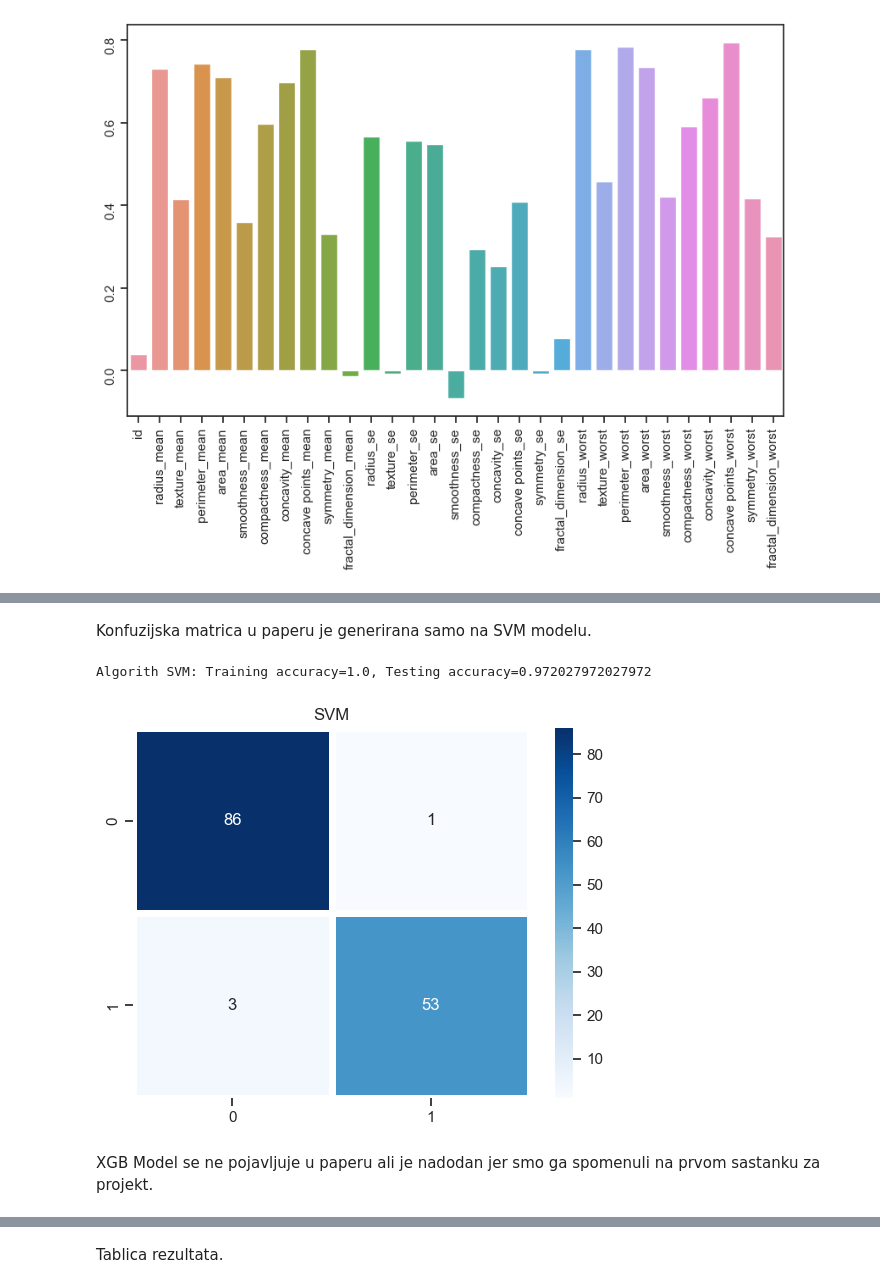
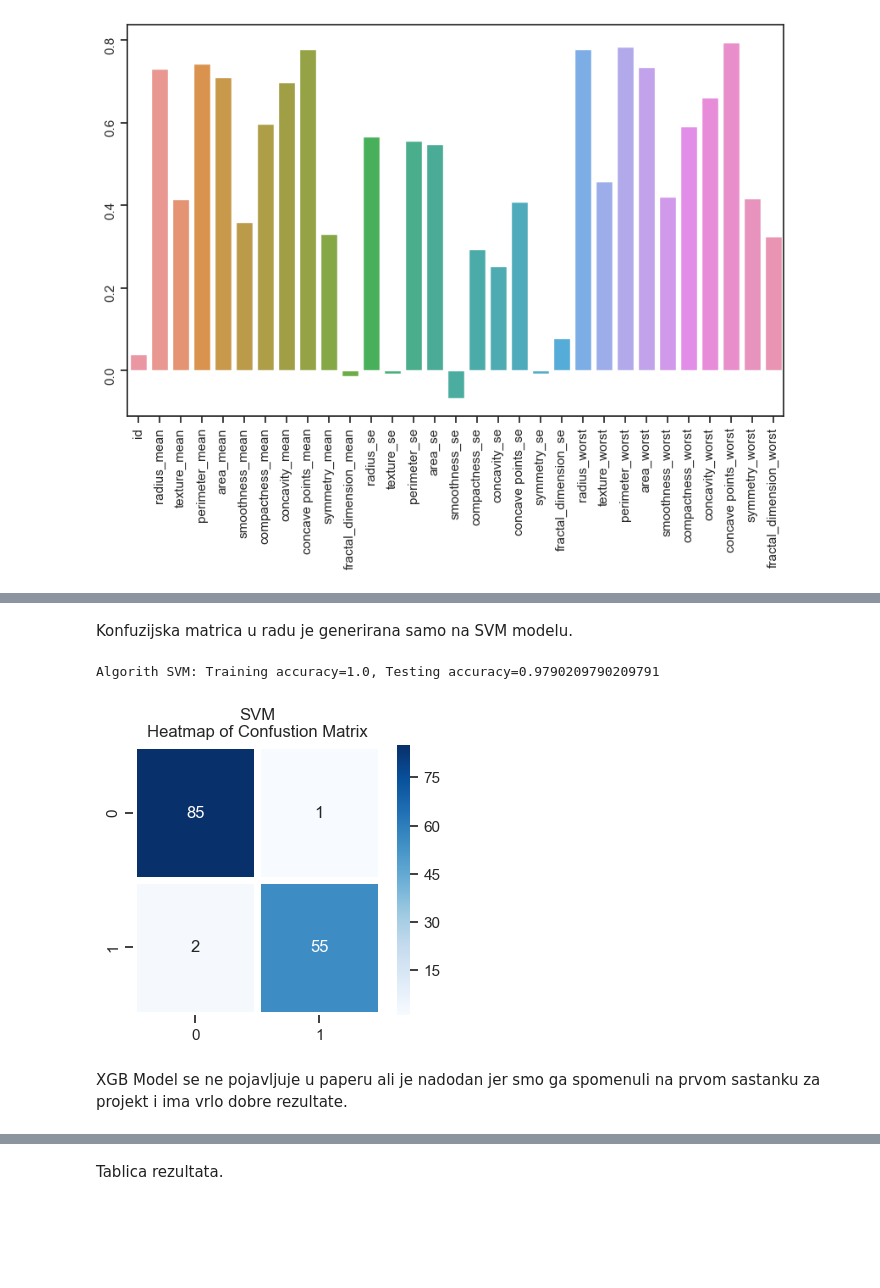
Before and after one commit to MCubek/DataScienceProject, a Jupyter notebook: breastCancerProject.ipynb, the cells around one changed output, grey strips where cells are left out. Saved outputs shown, nothing was run; the diff lists cells and outputs as text; code cells hidden in the pictures; blank space fills up the shorter version.

```diff
--- a/breastCancerProject.ipynb
+++ b/breastCancerProject.ipynb
@@ -91,12 +99,4 @@ X_trimmed = X.drop(columns=['id', 'fractal_dimension_mean', 'texture_se', 'smoot
 # %%
-from sklearn.model_selection import train_test_split
-from sklearn.metrics import accuracy_score
-from sklearn.metrics import confusion_matrix
-from sklearn.preprocessing import PolynomialFeatures
-
-X_train, X_test, y_train, y_test = train_test_split(X_trimmed.drop(columns=['diagnosis']), X['diagnosis'],
-                                                    test_size=0.25)
-
 
 def test_model(model, model_label, mod=None):
     if mod is not None:
@@ -120,7 +120,11 @@ def draw_confusion_matrix(model, graph_label, mod=None):
 
     cf_matrix = confusion_matrix(y_test, y_generated)
 
-    sns.heatmap(cf_matrix, annot=True, cmap='Blues', linewidths=5)
+    cbar_kws = {
+        "ticks": np.array([15, 30, 45, 60, 75]),
+    }
+
+    sns.heatmap(cf_matrix, annot=True, cmap='Blues', linewidths=5, cbar_kws=cbar_kws)
     plt.title(graph_label)
     plt.show()
 # %%
@@ -177,20 +181,21 @@ Algorith Random Forest: Training accuracy=1.0, Testing accuracy=0.95804195804195
 # %% [markdown]
-Konfuzijska matrica u paperu je generirana samo na SVM modelu.
+Konfuzijska matrica u radu je generirana samo na SVM modelu.
 # %%
 from sklearn.svm import SVC
 from sklearn.preprocessing import StandardScaler
 
 scaler = StandardScaler().fit(X_train)
 
 svm = SVC(kernel='rbf', C=80).fit(scaler.transform(X_train), y_train)
 
 results = results.append(test_model(svm, 'SVM', scaler), ignore_index=True)
-draw_confusion_matrix(svm, 'SVM', scaler)
+plt.figure(figsize=(4, 3.5))
+draw_confusion_matrix(svm, 'SVM\nHeatmap of Confustion Matrix', scaler)
 # %% [output]
-Algorith SVM: Training accuracy=1.0, Testing accuracy=0.972027972027972
+Algorith SVM: Training accuracy=1.0, Testing accuracy=0.9790209790209791
-[figure, old version]
+[figure, new version]
 # %% [markdown]
-XGB Model se ne pojavljuje u paperu ali je nadodan jer smo ga spomenuli na prvom sastanku za projekt.
+XGB Model se ne pojavljuje u paperu ali je nadodan jer smo ga spomenuli na prvom sastanku za projekt i ima vrlo dobre rezultate.
 # %%
 import xgboost as xgb
 
```
Also changed, not shown: parts of 10 cells of this notebook.
